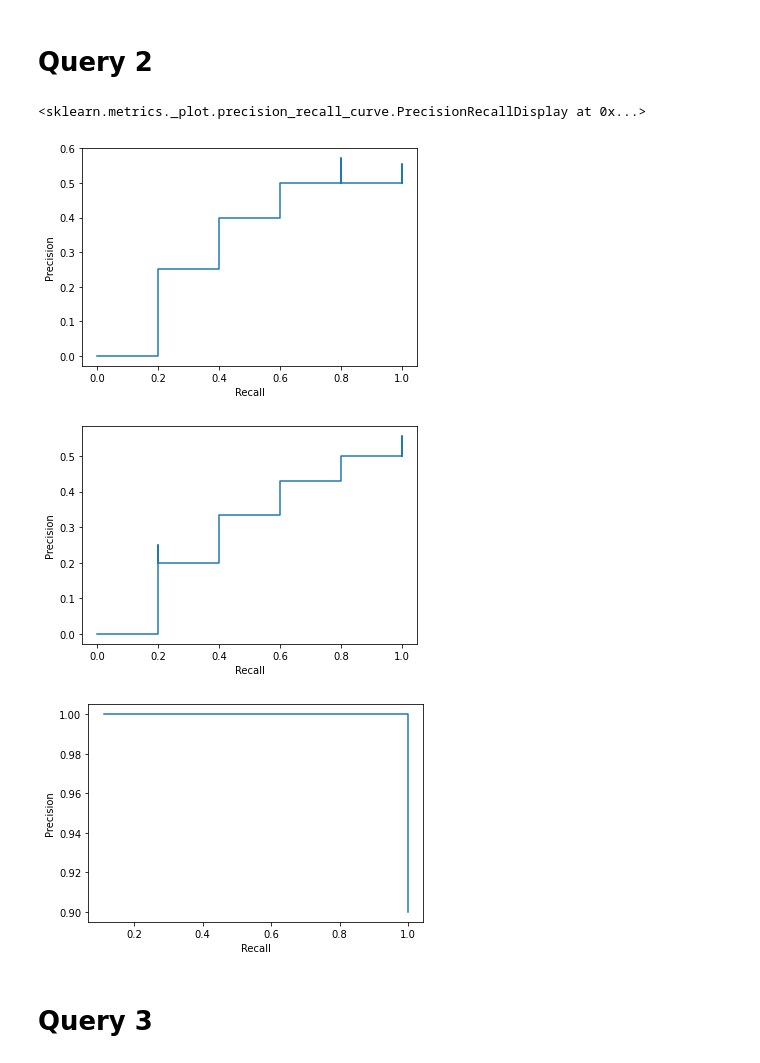
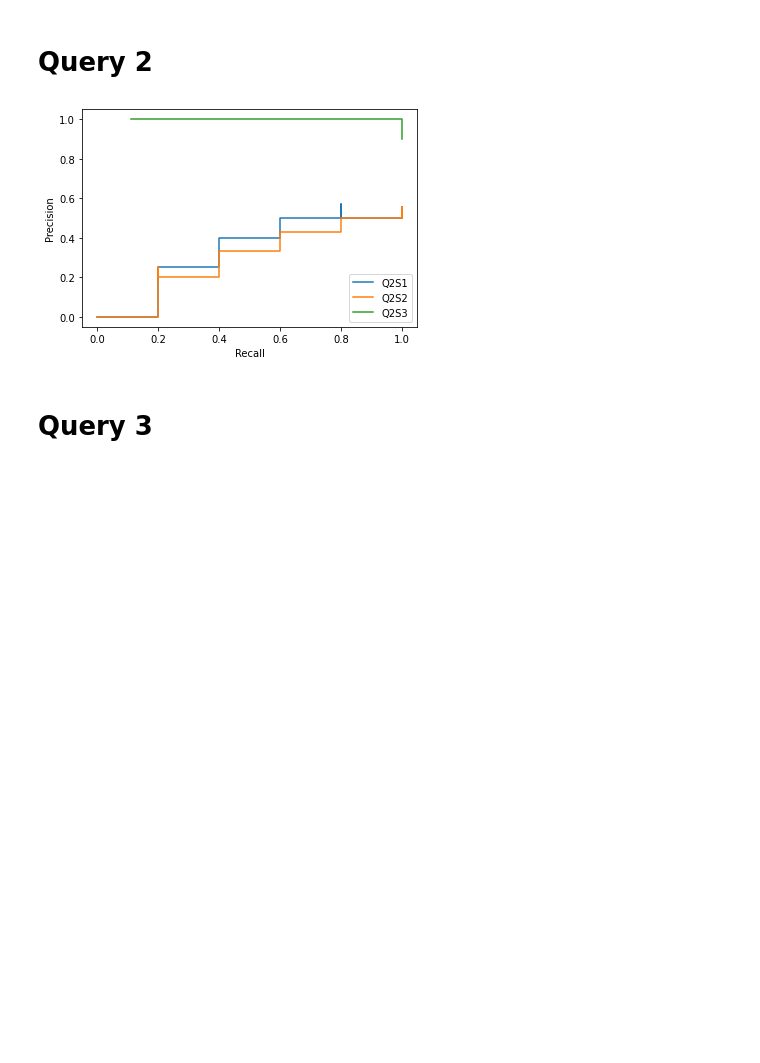
Before and after one commit to davide-castro20/FEUP-PRI, a Jupyter notebook: precision_graphs.ipynb, the cells around one changed output. Saved outputs shown, nothing was run; the diff lists cells and outputs as text; code cells hidden in the pictures; blank space fills up the shorter version.

```diff
--- a/precision_graphs.ipynb
+++ b/precision_graphs.ipynb
@@ -107,7 +110,6 @@ recall_query2_system1 = [
 ]
 
 query2_system1_plot = PrecisionRecallDisplay(precision_query2_system1,recall_query2_system1)
-query2_system1_plot.plot()
 
 ################
 
@@ -129,39 +131,41 @@ recall_query2_system2 = [
     ]) / np.bincount(np.split(query2_system2_scores,2)[0])[1]
     for idx, _ in enumerate(np.split(y_true,2)[0], start=1)
 ]
 
 query2_system2_plot = PrecisionRecallDisplay(precision_query2_system2,recall_query2_system2)
-query2_system2_plot.plot()
 
 
 ###############
 
 query2_system3_scores = np.array([1,1,1,1,1,1,1,1,1,0,0,1,0,0,0,0,0,0,1,1])
 precision_query2_system3 = [
     len([
         doc
         for idx,doc in enumerate(np.split(y_true,2)[0][:idx])
         if query2_system3_scores[idx] == 1
     ]) / idx
     for idx, _ in enumerate(np.split(y_true,2)[0], start=1)
 ]
 
 recall_query2_system3 = [
     len([
         doc
         for idx,doc in enumerate(np.split(y_true,2)[0][:idx])
         if query2_system3_scores[idx] == 1
     ]) / np.bincount(np.split(query2_system3_scores,2)[0])[1]
     for idx, _ in enumerate(np.split(y_true,2)[0], start=1)
 ]
 
 query2_system3_plot = PrecisionRecallDisplay(precision_query2_system3,recall_query2_system3)
-query2_system3_plot.plot()
+
+query2_system1_plot.plot(ax=plt.gca(),name='Q2S1')
+query2_system2_plot.plot(ax=plt.gca(),name='Q2S2')
+query2_system3_plot.plot(ax=plt.gca(),name='Q2S3')
+
+plt.legend(loc='lower right',ncol=1)
+plt.show()
 # %% [output]
-<sklearn.metrics._plot.precision_recall_curve.PrecisionRecallDisplay at 0x...>
-[figure, old version]
+[figure, new version]
-[figure, removed]
-[figure, removed]
 # %% [markdown]
 # Query 3
 # %%
```
Also changed, not shown: parts of 3 cells of this notebook.
